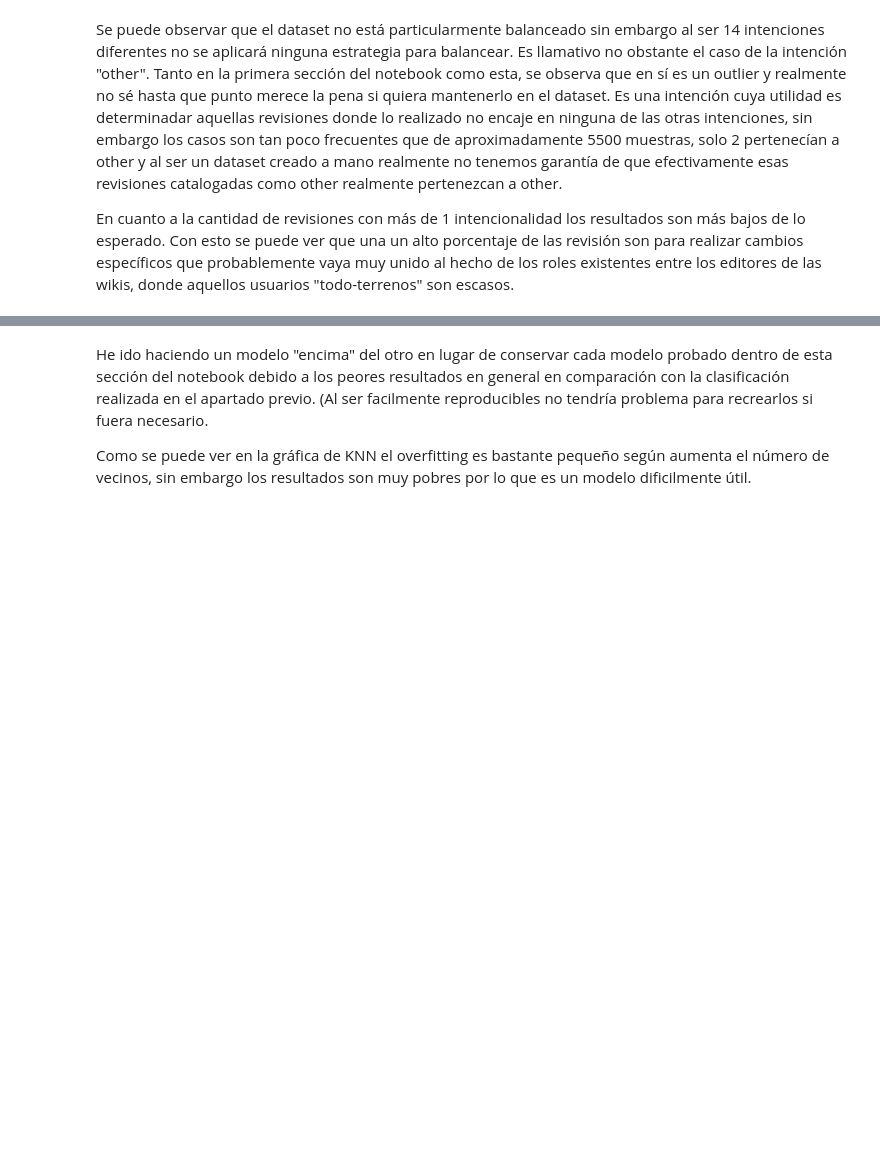
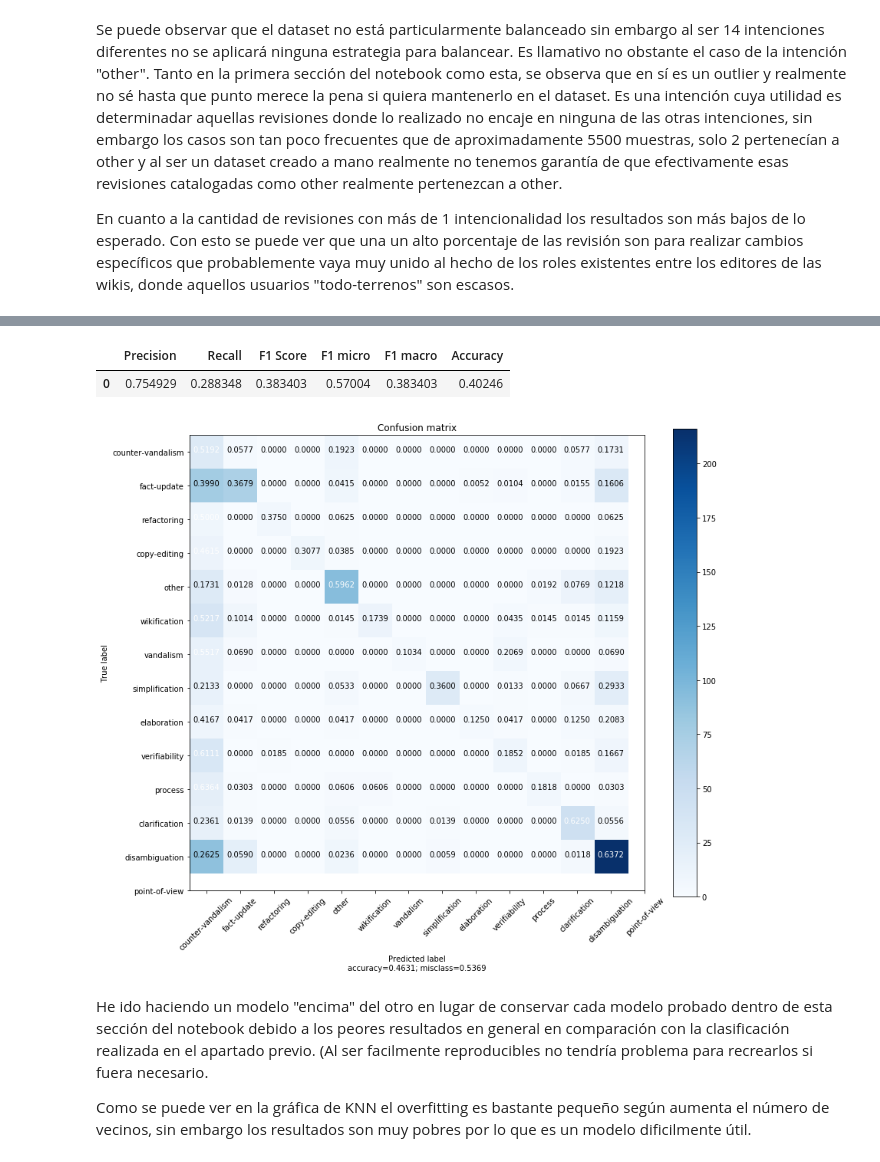
Before and after one commit to ignacioGarsami/Wiki_Semantic_Intention, a Jupyter notebook: pred_src/predictive_step.ipynb, the cells around one changed output, grey strips where cells are left out. Drawn from its saved outputs; the diff is of its cells as text; code cells hidden in the pictures; blank space fills up the shorter version.

```diff
--- a/pred_src/predictive_step.ipynb
+++ b/pred_src/predictive_step.ipynb
@@ -1117,3 +1199,42 @@ plt.show()
+# %%
+parameters_ML_KNN = {'n_neighbors' : [1,2,3,4,5,6,7,8,9,10,15,20,25,30]}
+parameters_ML_RF = {'n_estimators' : [1,2,4,8,16,32,64,128,256,512]}
+
+base_rf_ML_fe_data = pandas.DataFrame()
+
+#Step to perform feature engineering with the model-based approach
+select = SelectFromModel(
+RandomForestClassifier(random_state = 64),
+threshold=0.01)
+
+select.fit(X_train, y_train)
+#Creation of the new train set with the selected attributes
+X_train_l1 = select.transform(X_train)
+
+#Creation of the model that will fit the data
+base_rf_ML_fe_model = RandomForestClassifier(random_state = 64)
+X_test_l1 = select.transform(X_test)
+base_rf_ML_fe_model.fit(X_train_l1, y_train)
+#Calculating the score of the model in the test set with the selected features only
+
+y_pred = base_rf_ML_fe_model.predict(X_test_l1)
+base_rf_ML_fe_data['Precision'] = [precision_score(y_test, y_pred, average = 'macro')]
+base_rf_ML_fe_data['Recall'] = [recall_score(y_test, y_pred, average = 'macro')]
+base_rf_ML_fe_data['F1 Score'] = [f1_score(y_test, y_pred, average = 'macro')]
+base_rf_ML_fe_data['F1 micro'] = [f1_score(y_test, y_pred, average = 'micro')]
+base_rf_ML_fe_data['F1 macro'] = [f1_score(y_test, y_pred, average = 'macro')]
+base_rf_ML_fe_data['Accuracy'] = [accuracy_score(y_test, y_pred)]
+
+base_rf_ML_fe_data.head(15)
+# %% [output]
+|  | Precision | Recall | F1 Score | F1 micro | F1 macro | Accuracy |
+| 0 | 0.754929 | 0.288348 | 0.383403 | 0.57004 | 0.383403 | 0.40246 |
+# %%
+cm_ML_rf_fe = confusion_matrix(y_test.argmax(axis=1), y_pred.argmax(axis=1))
+
+plot_confusion_matrix(cm_ML_rf_fe, intentions)
+# %% [output]
+[figure, added]
 # %% [markdown]
 He ido haciendo un modelo "encima" del otro en lugar de conservar cada modelo probado dentro de esta sección del notebook debido a los peores resultados en general en comparación con la clasificación realizada en el apartado previo. (Al ser facilmente reproducibles no tendría problema para recrearlos si fuera necesario.
 
```
Also changed, not shown: parts of 19 cells of this notebook.
